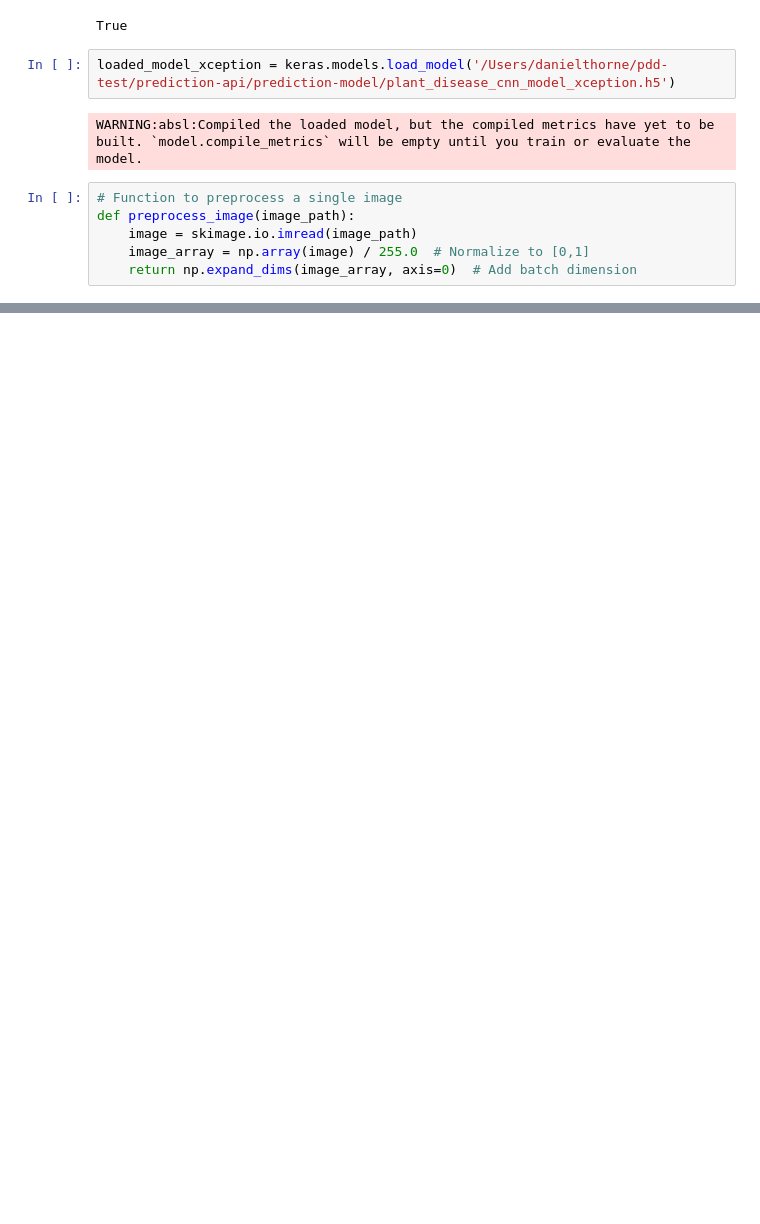
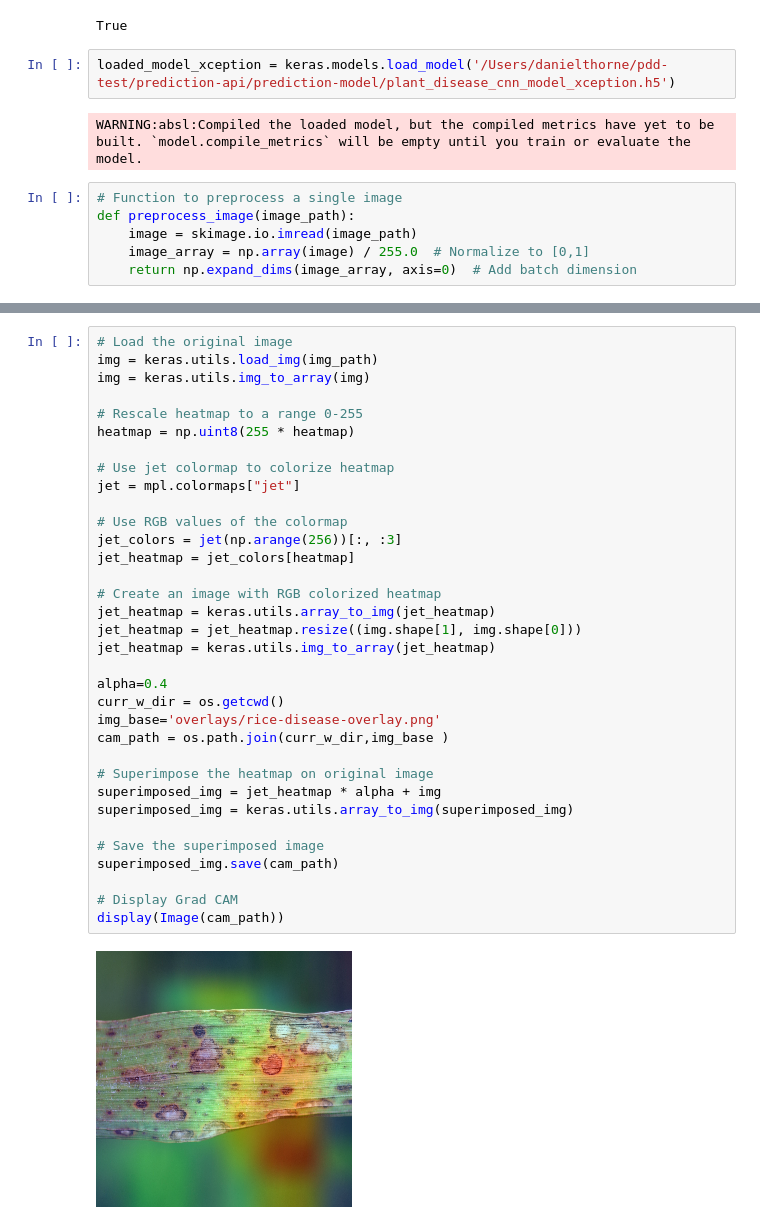
Before and after one commit to DannyThorne01/pdd-test-repo, a Jupyter notebook: prediction-api/prediction-model/pdd-model.ipynb, the cells around one changed output, grey strips where cells are left out. Cells and saved outputs as stored; diff of their text form; blank space fills up the shorter version.

```diff
--- a/prediction-api/prediction-model/pdd-model.ipynb
+++ b/prediction-api/prediction-model/pdd-model.ipynb
@@ -104,0 +106,36 @@ tf.Tensor(26, shape=(), dtype=int64)
+# %%
+# Load the original image
+img = keras.utils.load_img(img_path)
+img = keras.utils.img_to_array(img)
+
+# Rescale heatmap to a range 0-255
+heatmap = np.uint8(255 * heatmap)
+
+# Use jet colormap to colorize heatmap
+jet = mpl.colormaps["jet"]
+
+# Use RGB values of the colormap
+jet_colors = jet(np.arange(256))[:, :3]
+jet_heatmap = jet_colors[heatmap]
+
+# Create an image with RGB colorized heatmap
+jet_heatmap = keras.utils.array_to_img(jet_heatmap)
+jet_heatmap = jet_heatmap.resize((img.shape[1], img.shape[0]))
+jet_heatmap = keras.utils.img_to_array(jet_heatmap)
+
+alpha=0.4
+curr_w_dir = os.getcwd()
+img_base='overlays/rice-disease-overlay.png'
+cam_path = os.path.join(curr_w_dir,img_base )
+
+# Superimpose the heatmap on original image
+superimposed_img = jet_heatmap * alpha + img
+superimposed_img = keras.utils.array_to_img(superimposed_img)
+
+# Save the superimposed image
+superimposed_img.save(cam_path)
+
+# Display Grad CAM
+display(Image(cam_path))
+# %% [output]
+[figure, added]
```
Also changed, not shown: parts of 4 cells of this notebook, 2 other files.
